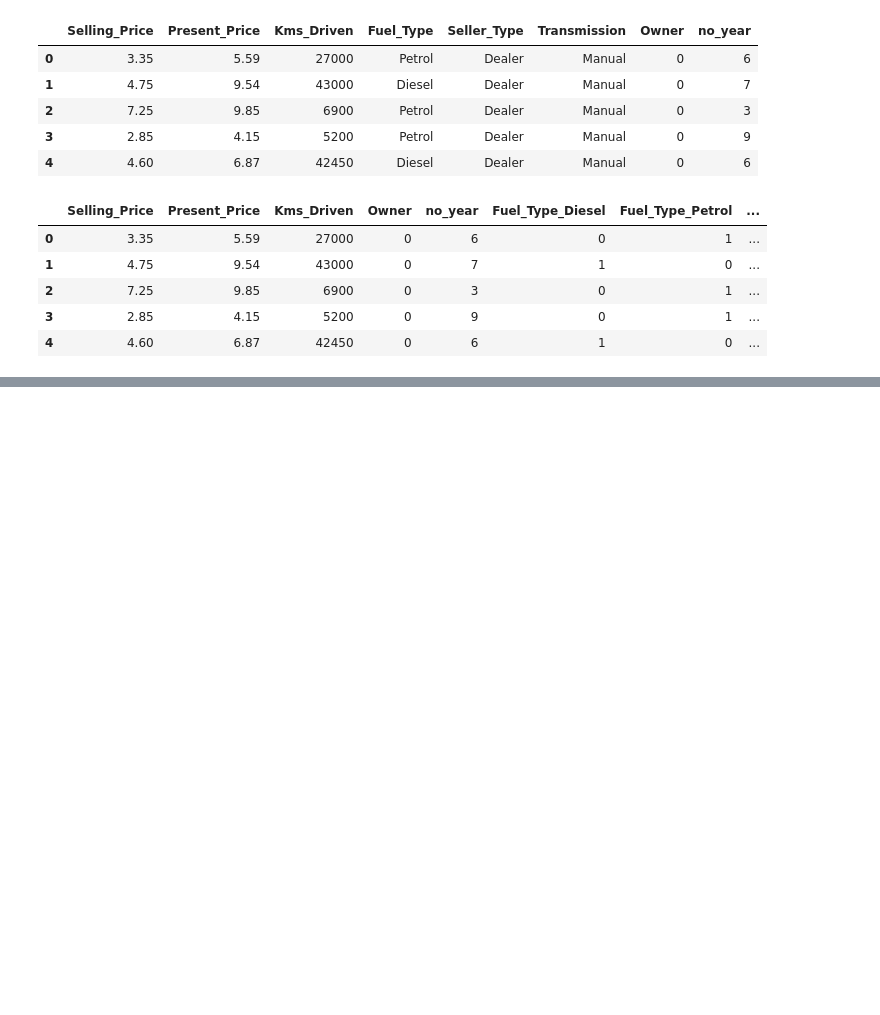
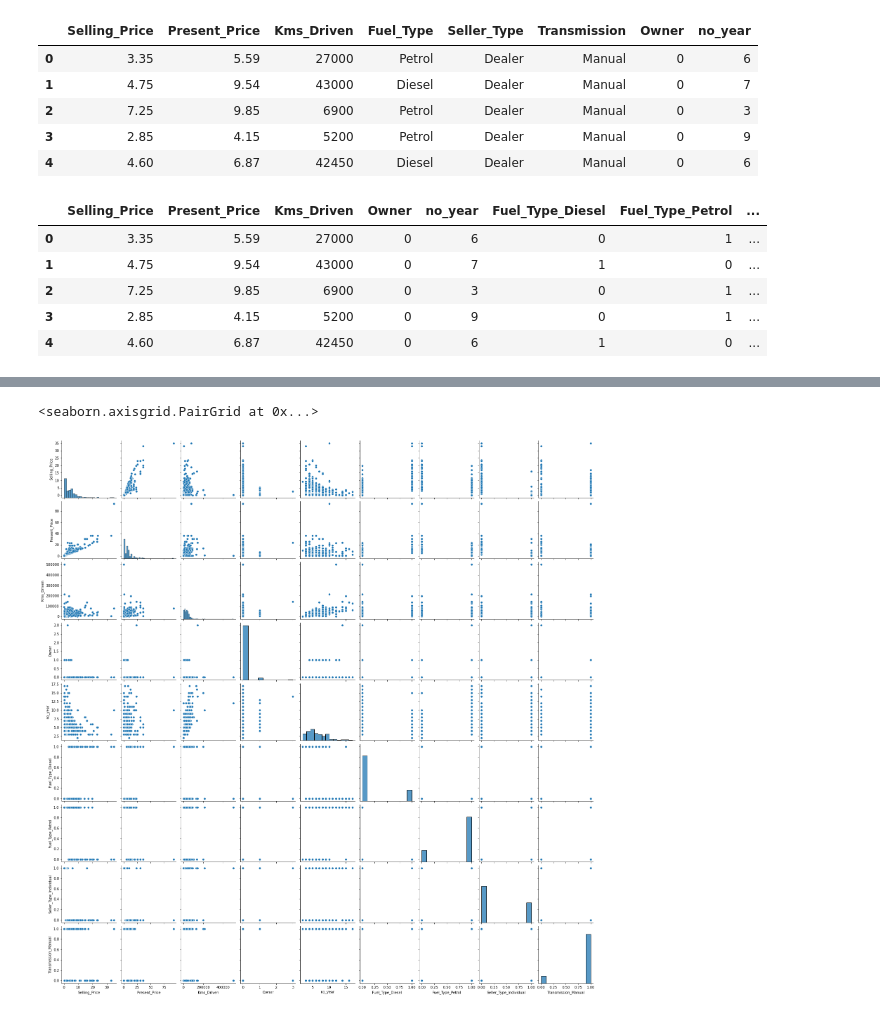
Before and after one commit to priteshkakani/CarPricePrediction, a Jupyter notebook: CarPricePredictionMain.ipynb, the cells around one changed output, grey strips where cells are left out. Cells and saved outputs as stored; diff of their text form; code cells hidden in the pictures; blank space fills up the shorter version.

```diff
--- a/CarPricePredictionMain.ipynb
+++ b/CarPricePredictionMain.ipynb
@@ -145,0 +150,5 @@ final_dataset.corr()
+# %%
+sns.pairplot(final_dataset)
+# %% [output]
+<seaborn.axisgrid.PairGrid at 0x...>
+[figure, added]
```
Also changed, not shown: parts of 6 cells of this notebook.
